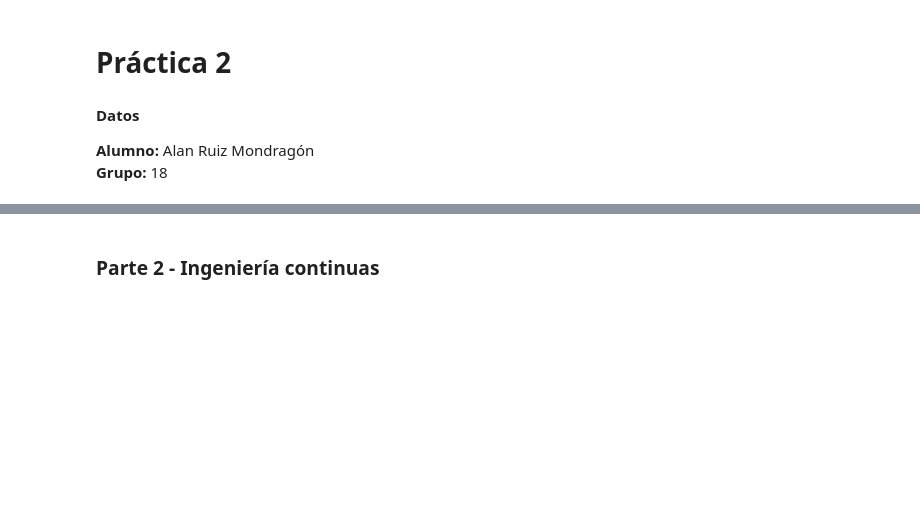
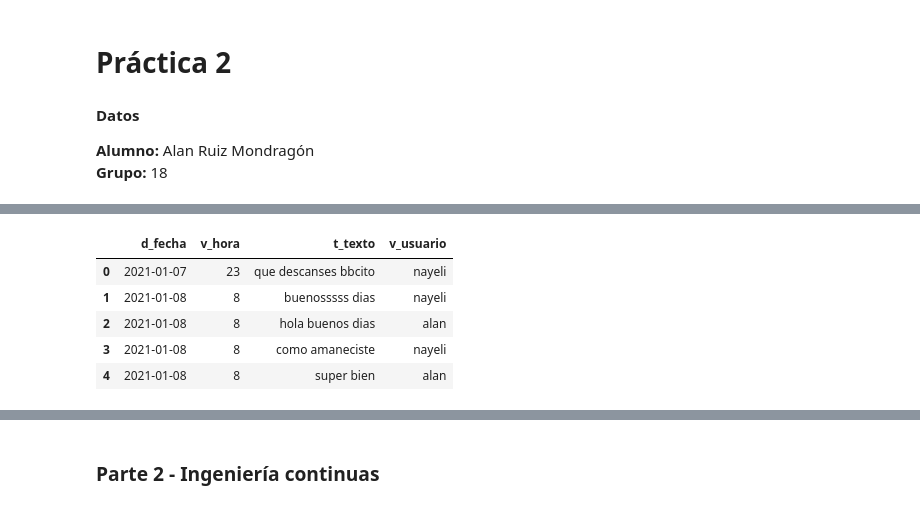
Before and after one commit to alanruizmondragon/ingenieria_de_variables, a Jupyter notebook: code/practica_2.ipynb, the cells around one changed output, grey strips where cells are left out. Cells and saved outputs as stored; diff of their text form; code cells hidden in the pictures; blank space fills up the shorter version.

```diff
--- a/code/practica_2.ipynb
+++ b/code/practica_2.ipynb
@@ -26,0 +194,25 @@ FileNotFoundError: [Errno 2] No such file or directory: 'wa_chat.txt'
+# %%
+#Función de limpieza de texto
+def clean_text(text, pattern="[^a-zA-Z ]"):
+    text=str(text)
+    cleaned_text = unicodedata.normalize('NFD', text).encode('ascii', 'ignore')
+    cleaned_text = re.sub(pattern, " ", cleaned_text.decode("utf-8"), flags=re.UNICODE)
+    cleaned_text = u' '.join(cleaned_text.lower().strip().split())
+    return cleaned_text
+
+#Función de limpieza de emojis
+def delemoji(text):
+	emoji_pattern = re.compile("["
+		u"\U0001F600-\U0001F64F"
+        u"\U0001F300-\U0001F5FF"
+        u"\U0001F680-\U0001F6FF"
+        u"\U0001F1E0-\U0001F1FF"
+        u"\U00002702-\U000027B0"
+        u"\U000024C2-\U0001F251"
+        u"\U00010000-\U0010ffff"
+	                           "]+", flags=re.UNICODE)
+	return(emoji_pattern.sub(r'', text))
+# %%
+df["v_usuario"] = df["v_usuario"].map(clean_text)
+df["v_usuario"] = df["v_usuario"].map(delemoji)
+df['v_usuario'] = df['v_usuario'].astype('string')
@@ -26,0 +236,10 @@ FileNotFoundError: [Errno 2] No such file or directory: 'wa_chat.txt'
+# %%
+#Eliminamos otros registros que no dan relevancia
+df = df[~df['t_texto'].str.contains('drive', regex=False)]
+df = df[~df['t_texto'].str.contains('Se eliminó este mensaje.')]
+df = df[~df['t_texto'].str.contains('Eliminaste este mensaje.')]
+df = df[~df['t_texto'].str.contains('Los mensajes y las llamadas están cifrados de extremo a extremo. Nadie fuera de este chat, ni siquiera WhatsApp, puede leerlos ni escucharlos.')]
+df.reset_index(drop=True,inplace=True)
+
+#Guardamos un dataframe para un posible análisis de sentimientos, esto para tratar de mantener el texto casi sin cambios que permita una adecuada traducción
+df2 = df
@@ -26,0 +262,9 @@ FileNotFoundError: [Errno 2] No such file or directory: 'wa_chat.txt'
+# %%
+df.head()
+# %% [output]
+|  | d_fecha | v_hora | t_texto | v_usuario |
+| 0 | 2021-01-07 | 23 | que descanses bbcito | nayeli |
+| 1 | 2021-01-08 | 8 | buenosssss dias | nayeli |
+| 2 | 2021-01-08 | 8 | hola buenos dias | alan |
+| 3 | 2021-01-08 | 8 | como amaneciste | nayeli |
+| 4 | 2021-01-08 | 8 | super bien | alan |
```
Also changed, not shown: parts of 67 cells of this notebook.
